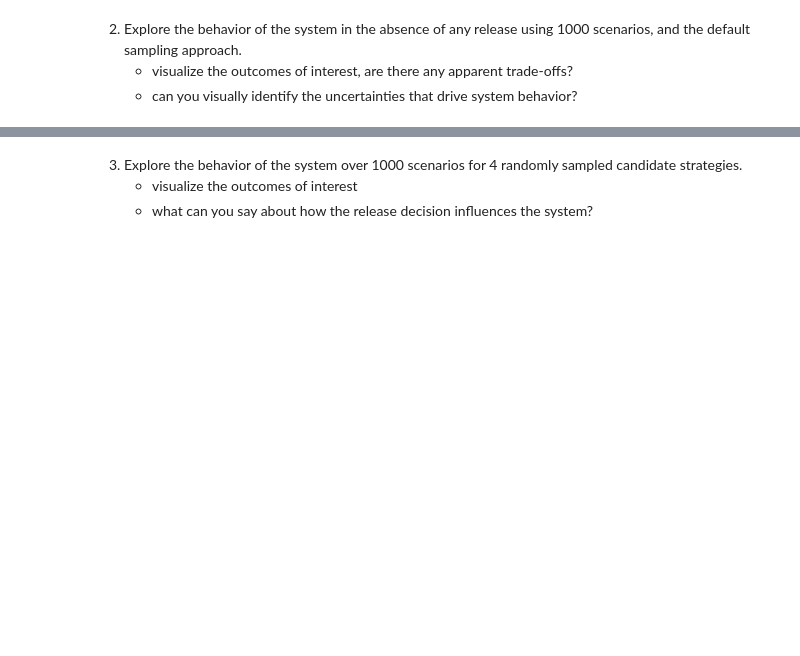
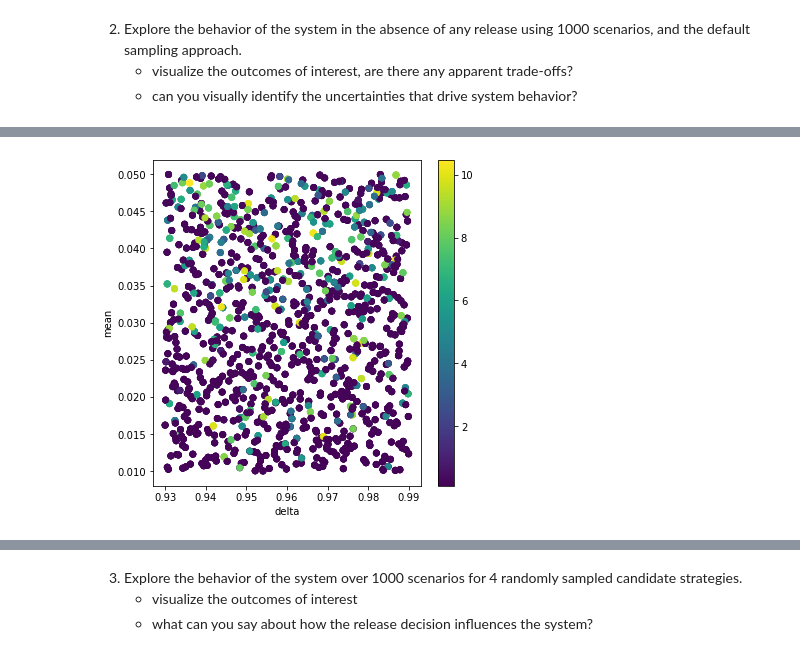
Before and after one commit to lnicoletti/EPA1361-G21, a Jupyter notebook: epa1361_open/Week 1-2 - general intro to exploratory modelling/assignment 2 - lakemodel.ipynb, the cells around one changed output, grey strips where cells are left out. Cells and saved outputs as stored; diff of their text form; code cells hidden in the pictures; blank space fills up the shorter version.

```diff
--- a/epa1361_open/Week 1-2 - general intro to exploratory modelling/assignment 2 - lakemodel.ipynb
+++ b/epa1361_open/Week 1-2 - general intro to exploratory modelling/assignment 2 - lakemodel.ipynb
@@ -147,0 +178,2 @@ AttributeError: 'tuple' object has no attribute 'keys'
+# %%
+experiments["mean"].dropna(inplace=True)
@@ -147,0 +195,13 @@ AttributeError: 'tuple' object has no attribute 'keys'
+# %%
+P = outcomes['max_P']
+# max_P = np.max(I, axis=1)
+
+fig, ax = plt.subplots(figsize=(6,6))
+
+sc = ax.scatter(experiments.delta, experiments["mean"], c=P)
+plt.colorbar(sc)
+ax.set_xlabel('delta')
+ax.set_ylabel('mean')
+plt.show()
+# %% [output]
+[figure, added]
```
Also changed, not shown: parts of 31 cells of this notebook.
